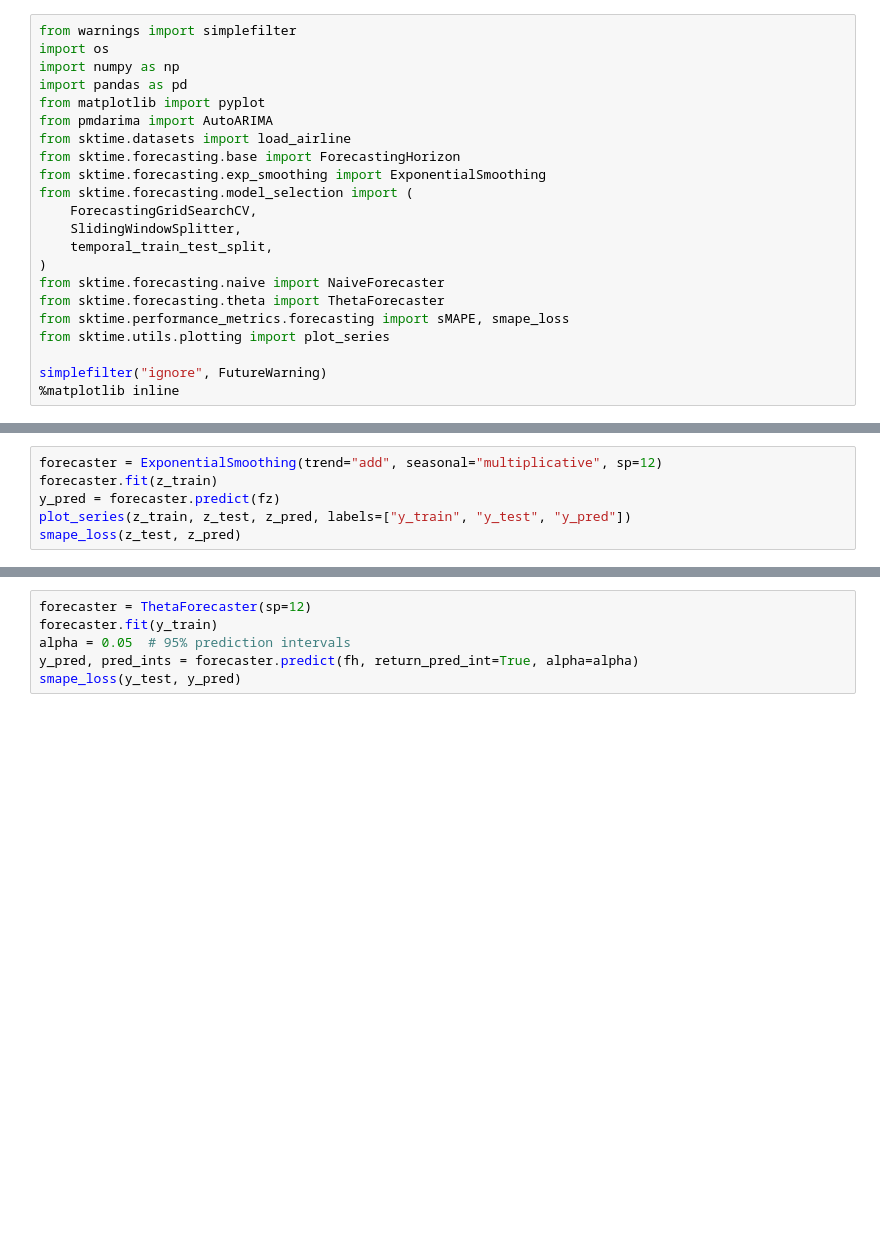
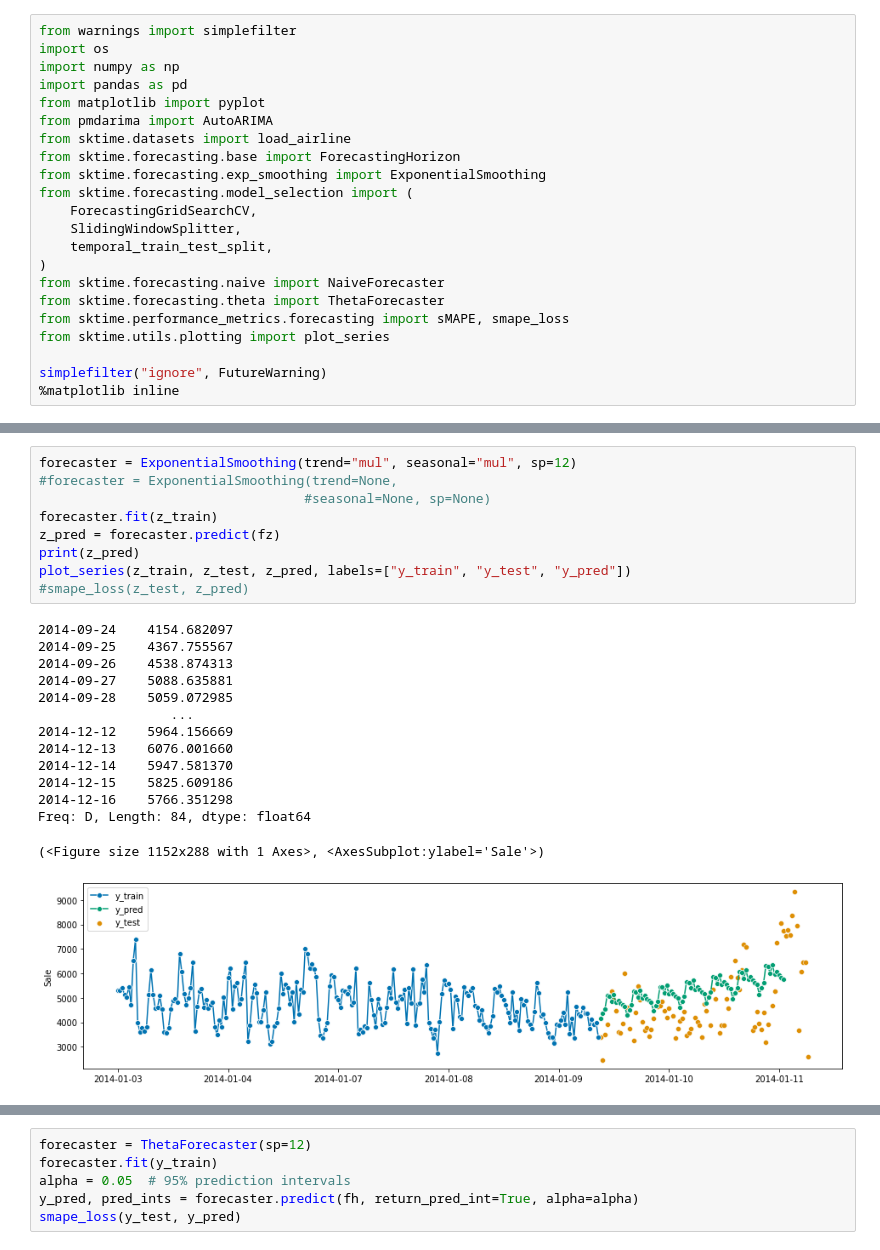
Before and after one commit to gpreet-singh/betasci, a Jupyter notebook: naive.ipynb, the cells around one changed output, grey strips where cells are left out. Drawn from its saved outputs; the diff is of its cells as text; blank space fills up the shorter version.

```diff
--- a/naive.ipynb
+++ b/naive.ipynb
@@ -82,6 +163,24 @@ smape_loss(y_test, y_pred)
 # %%
-forecaster = ExponentialSmoothing(trend="add", seasonal="multiplicative", sp=12)
+forecaster = ExponentialSmoothing(trend="mul", seasonal="mul", sp=12)
+#forecaster = ExponentialSmoothing(trend=None,
+                                  #seasonal=None, sp=None)
 forecaster.fit(z_train)
-y_pred = forecaster.predict(fz)
+z_pred = forecaster.predict(fz)
+print(z_pred)
 plot_series(z_train, z_test, z_pred, labels=["y_train", "y_test", "y_pred"])
-smape_loss(z_test, z_pred)
+#smape_loss(z_test, z_pred)
+# %% [output]
+2014-09-24    4154.682097
+2014-09-25    4367.755567
+2014-09-26    4538.874313
+2014-09-27    5088.635881
+2014-09-28    5059.072985
+                 ...
+2014-12-12    5964.156669
+2014-12-13    6076.001660
+2014-12-14    5947.581370
+2014-12-15    5825.609186
+2014-12-16    5766.351298
+Freq: D, Length: 84, dtype: float64
+(<Figure size 1152x288 with 1 Axes>, <AxesSubplot:ylabel='Sale'>)
+[figure, added]
```
Also changed, not shown: parts of 17 cells of this notebook, 1 other file.
